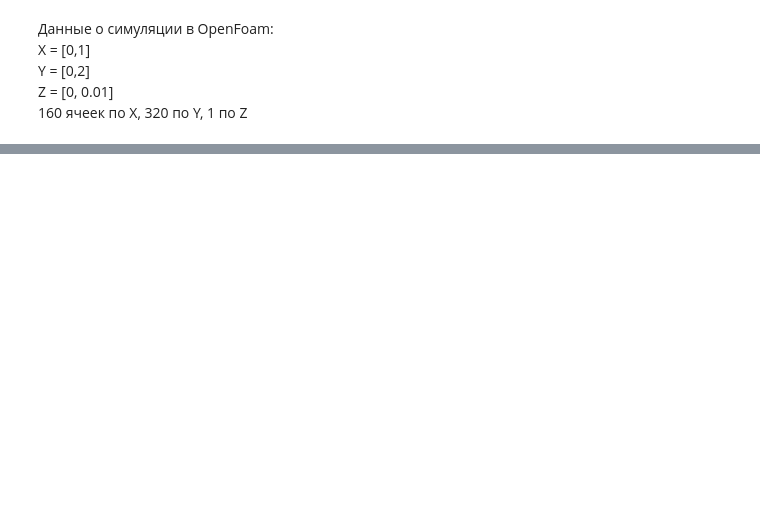
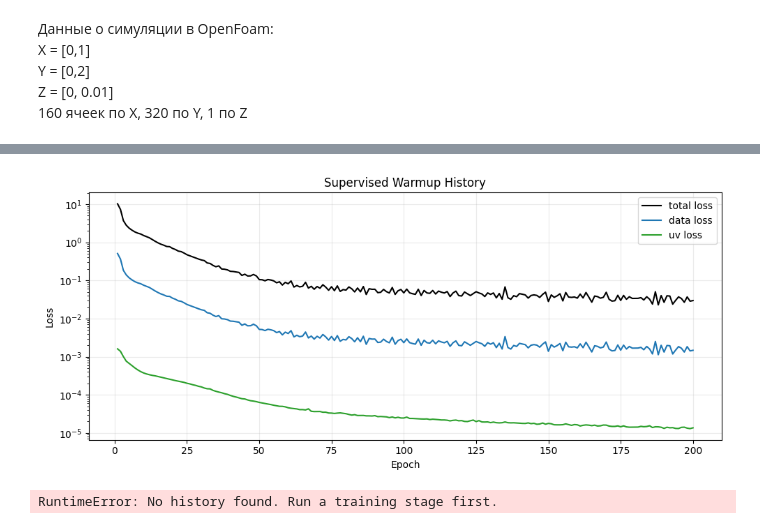
Before and after one commit to 6MIL9/diploma, a Jupyter notebook: Diploma.ipynb, the cells around one changed output, grey strips where cells are left out. Saved outputs shown, nothing was run; the diff lists cells and outputs as text; code cells hidden in the pictures; blank space fills up the shorter version.

```diff
--- a/Diploma.ipynb
+++ b/Diploma.ipynb
@@ -74,11 +74,7 @@ FULL_CKPT_PATH = cfg.full_ckpt_path
 S_PRETRAIN = cfg.s_pretrain
 S_FULL_START = cfg.s_full_start
 S_FULL_END = cfg.s_full_end
-P_GAUGE_X = cfg.p_gauge_x
-P_GAUGE_Y = cfg.p_gauge_y
-P_GAUGE_T = cfg.p_gauge_t
 U_REF = cfg.u_ref
-P_REF = cfg.p_ref
 
 build_model = exp.build_model
 build_optimizer = exp.build_optimizer
@@ -87,6 +83,7 @@ load_full_training_state = exp.load_full_training_state
 model_fields = exp.model_fields
 residuals = exp.residuals
 train_pretrain = exp.train_pretrain
+train_supervised_warmup_stage = exp.train_supervised_warmup_stage
 train_full = exp.train_full
 get_phys_weights = exp.get_phys_weights
 
@@ -94,17 +91,12 @@ data_loader = exp.data_loader
 phys_loader = exp.phys_loader
 uvp_loader = exp.uvp_loader
 
-print(f"device={DEVICE}, data={len(exp.data_ds)}, phys={len(exp.phys_ds)}, uvp={len(exp.uvp_ds)}")
+print(f"device={DEVICE}, data={len(exp.data_ds)}, phys={len(exp.phys_ds)}, uv={len(exp.uvp_ds)}")
 
 freeze_alpha_head = exp.freeze_alpha_head
 unfreeze_all = exp.unfreeze_all
 train_flow_stage = exp.train_flow_stage
-
 train_flow_supervised_stage = exp.train_flow_supervised_stage
-
 train_joint_finetune_stage = exp.train_joint_finetune_stage
-
 save_checkpoint = exp.save_checkpoint
-
-fit_linear_pressure_background = pinn_workflow.fit_linear_pressure_background
 # %% [output]
@@ -134 +138,11 @@ pretrain_epoch=  200 loss=4.2238e-02 loss_data=2.1119e-03
 Saved checkpoint: checkpoints_uvp/model_pretrain.pt
+# %%
+model = build_model()
+opt = build_optimizer(model, lr=cfg.lr_pretrain)
+# Stage 1
+opt = build_optimizer(model, lr=1e-3)
+history_1 = train_supervised_warmup_stage(model, opt, epochs=200)
+
+# Stage 2
+opt = build_optimizer(model, lr=2e-4)
+history_2 = train_supervised_warmup_stage(model, opt, epochs=100, start_epoch=201, history=history_1)
@@ -134,0 +173,56 @@ Saved checkpoint: checkpoints_uvp/model_pretrain.pt
+# %%
+import matplotlib.pyplot as plt
+
+history = history_2
+
+fig, ax = plt.subplots(1, 1, figsize=(10, 4.5))
+
+if "loss" in history:
+    ax.plot(history["epoch"], history["loss"], label="total loss", color="black")
+if "loss_data" in history:
+    ax.plot(history["epoch"], history["loss_data"], label="data loss", color="tab:blue")
+if "loss_uvp" in history:
+    ax.plot(history["epoch"], history["loss_uvp"], label="uv loss", color="tab:green")
+
+ax.set_title("Supervised Warmup History")
+ax.set_xlabel("Epoch")
+ax.set_ylabel("Loss")
+ax.set_yscale("log")
+ax.grid(True, alpha=0.25)
+ax.legend()
+
+plt.tight_layout()
+plt.show()
+# %% [output]
+[figure, added]
+# %%
+import matplotlib.pyplot as plt
+
+if "history" not in globals():
+    raise RuntimeError("No history found. Run a training stage first.")
+
+fig, ax = plt.subplots(1, 1, figsize=(10, 4.5))
+
+if "loss" in history:
+    ax.plot(history["epoch"], history["loss"], label="total loss", color="black")
+if "loss_data" in history:
+    ax.plot(history["epoch"], history["loss_data"], label="data loss", color="tab:blue")
+if "loss_uvp" in history:
+    ax.plot(history["epoch"], history["loss_uvp"], label="uv loss", color="tab:green")
+if "loss_phys" in history:
+    ax.plot(history["epoch"], history["loss_phys"], label="physics loss", color="tab:red")
+
+ax.set_title("Training History")
+ax.set_xlabel("Epoch")
+ax.set_ylabel("Loss")
+ax.set_yscale("log")
+ax.grid(True, alpha=0.25)
+ax.legend()
+
+plt.tight_layout()
+plt.show()
+
+print(f"Pretrain checkpoint: {PRETRAIN_CKPT_PATH}")
+print(f"Full-training checkpoint: {FULL_CKPT_PATH}")
+# %% [output]
+RuntimeError: No history found. Run a training stage first.
```
Also changed, not shown: parts of 14 cells of this notebook, 49 other files.
